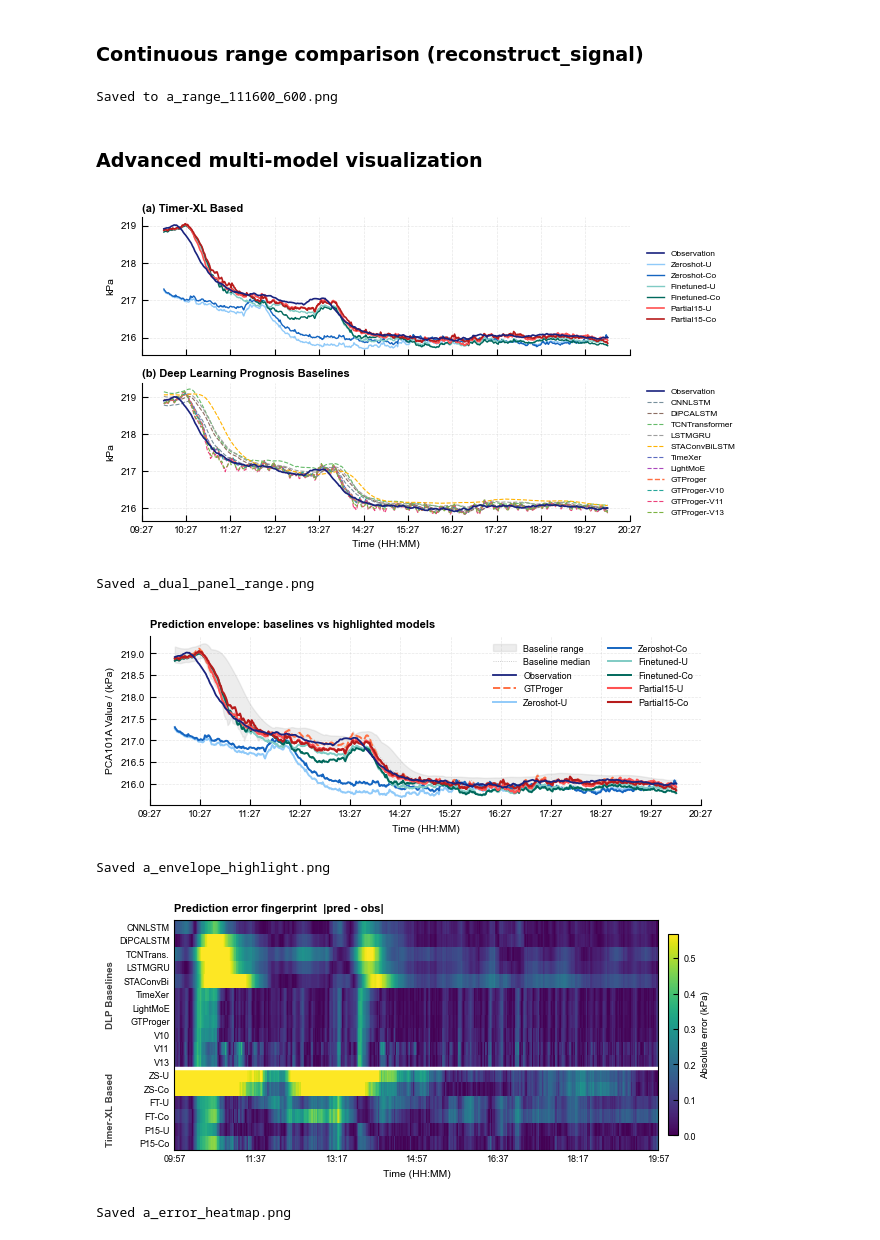
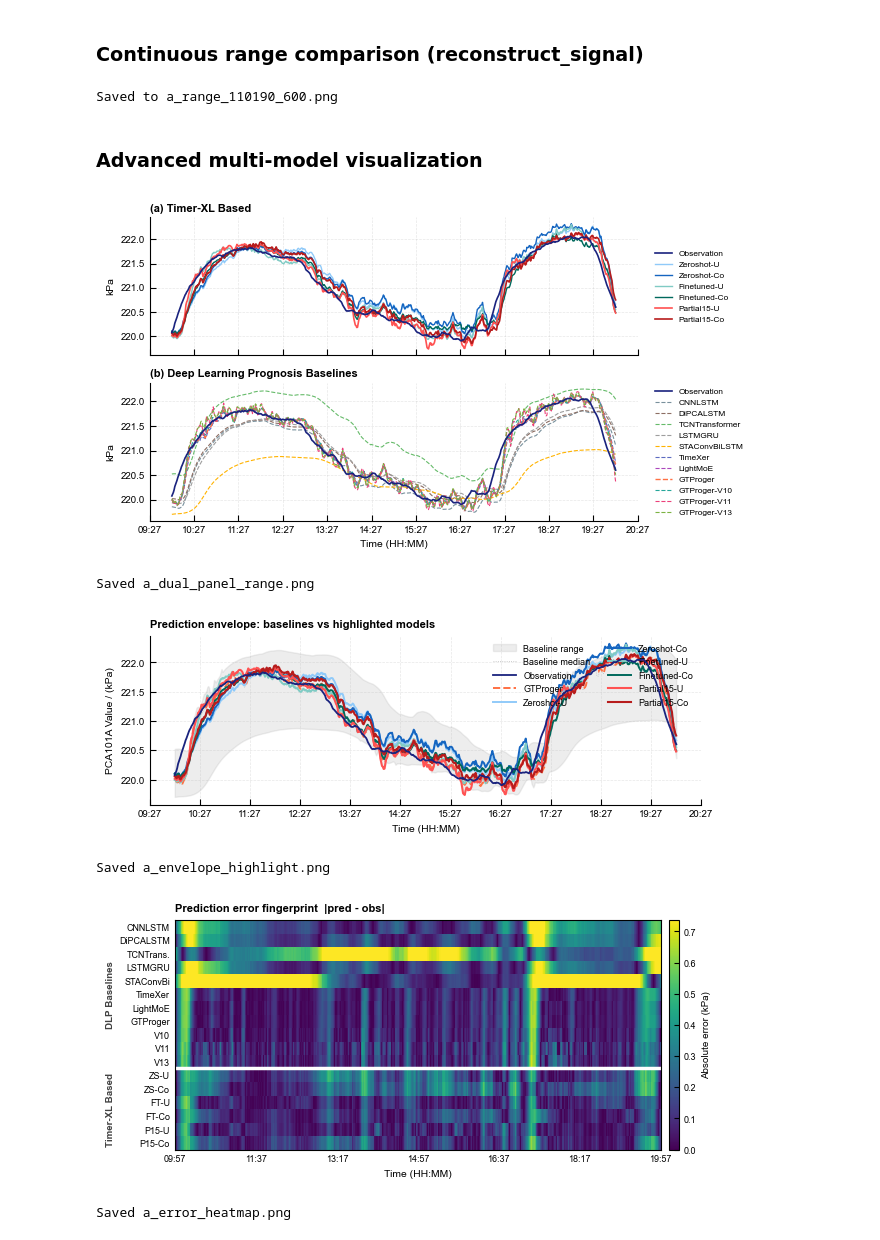
Before and after one commit to Moenea/TSFM, a Jupyter notebook: figures/PCA101A/plot_fault_prognosis.ipynb, the cells around one changed output. Cells and saved outputs as stored; diff of their text form; code cells hidden in the pictures.

Commit message:
Full FT done, plots done

```diff
--- a/figures/PCA101A/plot_fault_prognosis.ipynb
+++ b/figures/PCA101A/plot_fault_prognosis.ipynb
@@ -576,16 +576,16 @@ fault_window_plot_datetime(
 # %% [markdown]
 ### Continuous range comparison (reconstruct_signal)
 # %%
-start_t = 111600
+start_t = 111600-1410
 duration = 600
 
 extra = [
     # --- MyTimeXer baselines (dashed) ---
-    (pred_cnnlstm,       "CNNLSTM",         C_CNNLSTM,       S_BASELINE),
-    (pred_dipcalstm,     "DiPCALSTM",       C_DIPCALSTM,     S_BASELINE),
-    (pred_tcn,           "TCNTransformer",   C_TCN,           S_BASELINE),
-    (pred_lstmgru,       "LSTMGRU",         C_LSTMGRU,       S_BASELINE),
-    (pred_STAConvBiLSTM, "STAConvBiLSTM",   C_STACONVBILSTM, S_BASELINE),
+    # (pred_cnnlstm,       "CNNLSTM",         C_CNNLSTM,       S_BASELINE),
+    # (pred_dipcalstm,     "DiPCALSTM",       C_DIPCALSTM,     S_BASELINE),
+    # (pred_tcn,           "TCNTransformer",   C_TCN,           S_BASELINE),
+    # (pred_lstmgru,       "LSTMGRU",         C_LSTMGRU,       S_BASELINE),
+    # (pred_STAConvBiLSTM, "STAConvBiLSTM",   C_STACONVBILSTM, S_BASELINE),
     (pred_timexer,       "TimeXer",         C_TIMEXER,       S_BASELINE),
     (pred_lightmoe,      "LightMoE",        C_LIGHTMOE,      S_BASELINE),
     (plot_pred_gtp,      "GTProger",        C_GTPROGER,      S_BASELINE),
@@ -613,14 +613,14 @@ plot_range_comparison(
     freq="min",
     show_xtick_labels=True,
     title="Range comparison  [{}, {})".format(start_t, start_t + duration),
-    figsize_cm=(16, 8),
+    figsize_cm=(16, 6.5),
     ylabel="PCA101A Value / (kPa)",
     extra_preds=extra,
     legend_ncol=1,
     out_path="a_range_{}_{}.png".format(start_t, duration),
 )
 # %% [output]
-Saved to a_range_111600_600.png
+Saved to a_range_110190_600.png
 # %% [markdown]
 ### Advanced multi-model visualization
 # %%
@@ -641,7 +641,7 @@ plt.rcParams.update({
     "pdf.fonttype": 42, "ps.fonttype": 42,
 })
 
-start_t = 111600; duration = 600; end_t = start_t + duration
+start_t = 111600-1410; duration = 600; end_t = start_t + duration
 x_vals = pd.date_range(start="2024-09-10 09:57:00", periods=duration + 1, freq="min")
 
 obs = reconstruct_signal(plot_true, start_t, end_t, pred_len=eval_steps)
@@ -700,7 +700,7 @@ fig.savefig("a_dual_panel_range.png", dpi=600, bbox_inches='tight', facecolor='w
 plt.show()
 print("Saved a_dual_panel_range.png")
 # %% [output]
-[figure, old version]
+[figure, new version]
 Saved a_dual_panel_range.png
 # %%
 # ========== Prediction envelope (baseline band) + highlighted models ==========
@@ -708,7 +708,7 @@ import matplotlib.pyplot as plt
 import matplotlib.dates as mdates
 import numpy as np, pandas as pd
 
-start_t = 111600; duration = 600; end_t = start_t + duration
+start_t = 111600-1410; duration = 600; end_t = start_t + duration
 x_vals = pd.date_range(start="2024-09-10 09:57:00", periods=duration + 1, freq="min")
 obs = reconstruct_signal(plot_true, start_t, end_t, pred_len=eval_steps)
 
@@ -757,15 +757,16 @@ fig.savefig("a_envelope_highlight.png", dpi=600, facecolor='white')
 plt.show()
 print("Saved a_envelope_highlight.png")
 # %% [output]
-[figure, old version]
+[figure, new version]
 Saved a_envelope_highlight.png
 # %%
 # ========== Error fingerprint heatmap ==========
 import matplotlib.pyplot as plt
 import matplotlib.colors as mcolors
+from mpl_toolkits.axes_grid1 import make_axes_locatable
 import numpy as np, pandas as pd
 
-start_t = 111600; duration = 600; end_t = start_t + duration
+start_t = 111600-1410; duration = 600; end_t = start_t + duration
 obs = reconstruct_signal(plot_true, start_t, end_t, pred_len=eval_steps)
 
 all_models = [
@@ -813,35 +814,37 @@ im = ax.imshow(err_matrix, aspect='auto', cmap='viridis', norm=norm,
 # Draw group separator
 ax.axhline(10.5, color='white', linewidth=2.5)
 ax.text(-80, 5.0, 'DLP Baselines', fontsize=7, fontweight='bold', ha='center', va='center',
         rotation=90, color='#424242')
 ax.text(-80, 13.5, 'Timer-XL Based', fontsize=7, fontweight='bold', ha='center', va='center',
         rotation=90, color='#424242')
 
 ax.set_yticks(range(n_models))
 ax.set_yticklabels(labels, fontsize=6.5)
 
 # X-axis as time
 n_ticks = 7
 tick_pos = np.linspace(0, duration, n_ticks, dtype=int)
 times = pd.date_range(start="2024-09-10 09:57:00", periods=duration + 1, freq="min")
 ax.set_xticks(tick_pos)
 ax.set_xticklabels([times[t].strftime("%H:%M") for t in tick_pos], fontsize=6.5)
 ax.set_xlabel("Time (HH:MM)", fontsize=7.5)
 
 ax.set_title("Prediction error fingerprint  |pred - obs|", loc='left',
              fontsize=8, fontweight='bold', pad=6)
 
-cbar = fig.colorbar(im, ax=ax, fraction=0.02, pad=0.02)
+divider = make_axes_locatable(ax)
+cax = divider.append_axes("right", size="2%", pad=0.08)
+cbar = fig.colorbar(im, cax=cax)
 cbar.set_label("Absolute error (kPa)", fontsize=7)
 cbar.ax.tick_params(labelsize=6.5)
 
 ax.tick_params(axis='both', length=0)
 plt.subplots_adjust(left=0.12, right=0.92, top=0.88, bottom=0.15)
 fig.savefig("a_error_heatmap.png", dpi=600, facecolor='white')
 plt.show()
 print("Saved a_error_heatmap.png")
 # %% [output]
-[figure, old version]
+[figure, new version]
 Saved a_error_heatmap.png
 # %%
 # ========== Small multiples: each model in its own panel ==========
```
Also changed, not shown: parts of 4 cells of this notebook, 10 other files.
